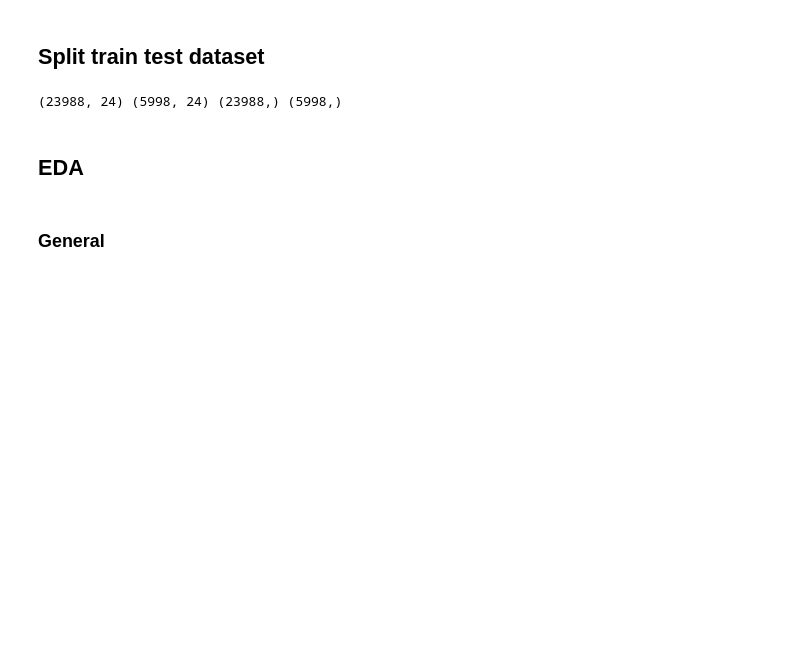
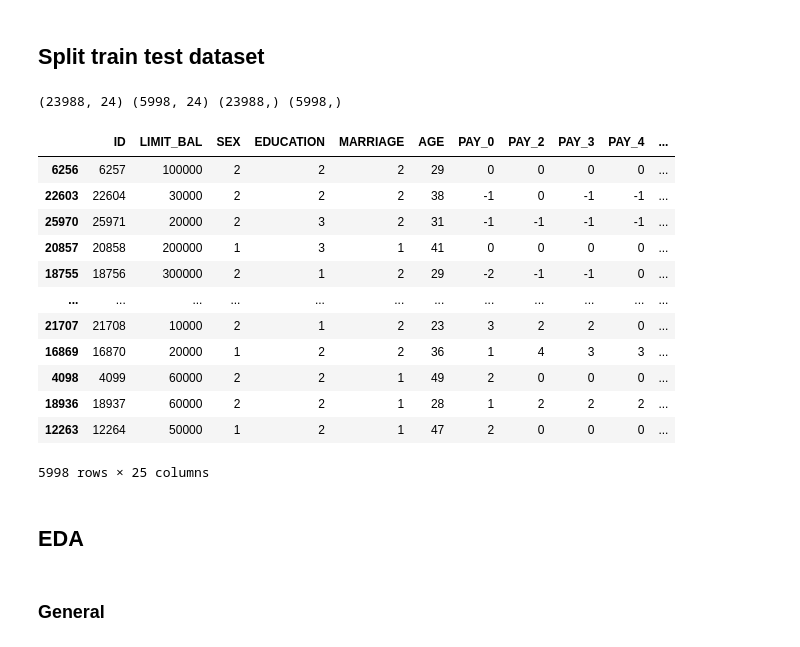
Before and after one commit to rknagao/uci_default_credit_card, a Jupyter notebook: eda.ipynb, the cells around one changed output. Drawn from its saved outputs; the diff is of its cells as text; code cells hidden in the pictures; blank space fills up the shorter version.

```diff
--- a/eda.ipynb
+++ b/eda.ipynb
@@ -331,3 +314,18 @@ print(X_train.shape, X_test.shape, y_train.shape, y_test.shape)
 (23988, 24) (5998, 24) (23988,) (5998,)
 # %%
 df_test = pd.concat([X_test, y_test], axis=1)
+df_test
+# %% [output]
+|  | ID | LIMIT_BAL | SEX | EDUCATION | MARRIAGE | AGE | PAY_0 | PAY_2 | PAY_3 | PAY_4 | ... |
+| 6256 | 6257 | 100000 | 2 | 2 | 2 | 29 | 0 | 0 | 0 | 0 | ... |
+| 22603 | 22604 | 30000 | 2 | 2 | 2 | 38 | -1 | 0 | -1 | -1 | ... |
+| 25970 | 25971 | 20000 | 2 | 3 | 2 | 31 | -1 | -1 | -1 | -1 | ... |
+| 20857 | 20858 | 200000 | 1 | 3 | 1 | 41 | 0 | 0 | 0 | 0 | ... |
+| 18755 | 18756 | 300000 | 2 | 1 | 2 | 29 | -2 | -1 | -1 | 0 | ... |
+| ... | ... | ... | ... | ... | ... | ... | ... | ... | ... | ... | ... |
+| 21707 | 21708 | 10000 | 2 | 1 | 2 | 23 | 3 | 2 | 2 | 0 | ... |
+| 16869 | 16870 | 20000 | 1 | 2 | 2 | 36 | 1 | 4 | 3 | 3 | ... |
+| 4098 | 4099 | 60000 | 2 | 2 | 1 | 49 | 2 | 0 | 0 | 0 | ... |
+| 18936 | 18937 | 60000 | 2 | 2 | 1 | 28 | 1 | 2 | 2 | 2 | ... |
+| 12263 | 12264 | 50000 | 1 | 2 | 1 | 47 | 2 | 0 | 0 | 0 | ... |
+5998 rows × 25 columns
```
Also changed, not shown: parts of 50 cells of this notebook, 3 other files.
